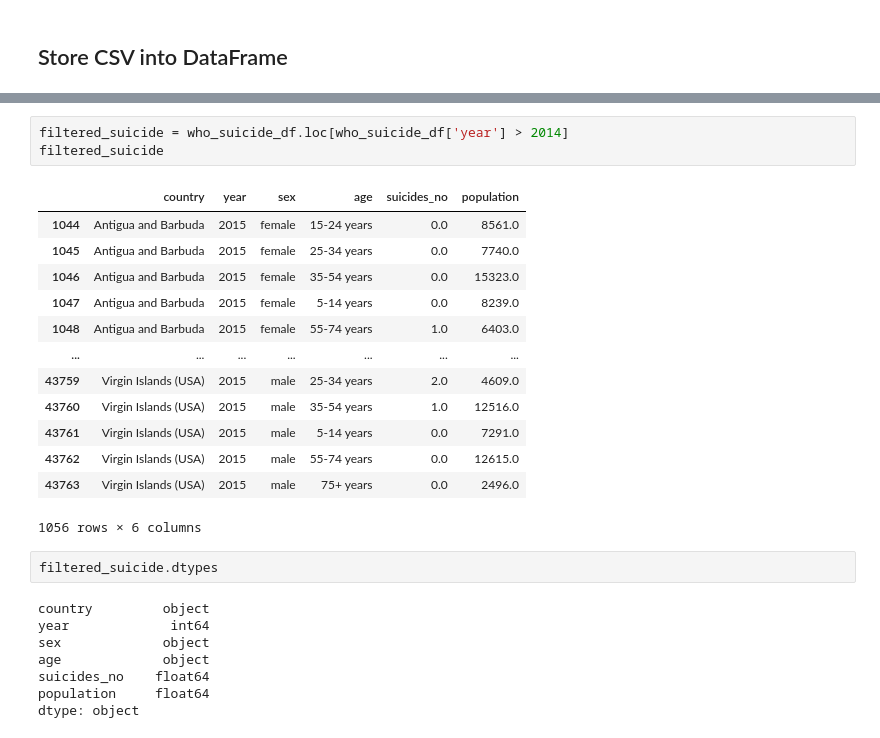
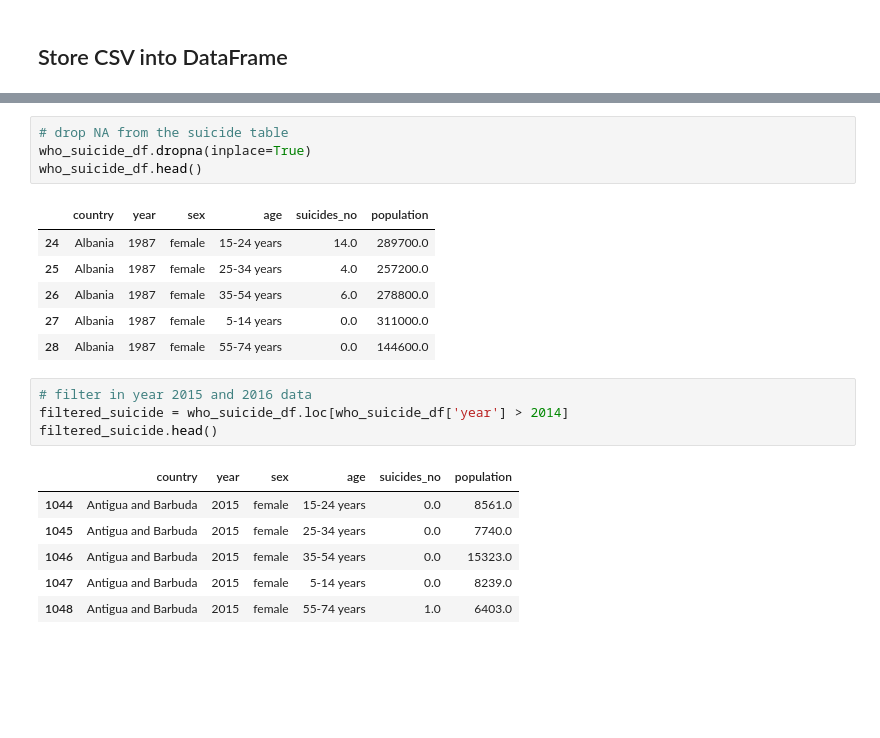
Before and after one commit to lmbejaran/Columbia-ETL-Project, a Jupyter notebook: Main.ipynb, the cells around one changed output, grey strips where cells are left out. Drawn from its saved outputs; the diff is of its cells as text; blank space fills up the shorter version.

```diff
--- a/Main.ipynb
+++ b/Main.ipynb
@@ -149,27 +118,22 @@ who_suicide_df
+# %%
+# drop NA from the suicide table
+who_suicide_df.dropna(inplace=True)
+who_suicide_df.head()
+# %% [output]
+|  | country | year | sex | age | suicides_no | population |
+| 24 | Albania | 1987 | female | 15-24 years | 14.0 | 289700.0 |
+| 25 | Albania | 1987 | female | 25-34 years | 4.0 | 257200.0 |
+| 26 | Albania | 1987 | female | 35-54 years | 6.0 | 278800.0 |
+| 27 | Albania | 1987 | female | 5-14 years | 0.0 | 311000.0 |
+| 28 | Albania | 1987 | female | 55-74 years | 0.0 | 144600.0 |
 # %%
+# filter in year 2015 and 2016 data
 filtered_suicide = who_suicide_df.loc[who_suicide_df['year'] > 2014]
-filtered_suicide
+filtered_suicide.head()
 # %% [output]
 |  | country | year | sex | age | suicides_no | population |
 | 1044 | Antigua and Barbuda | 2015 | female | 15-24 years | 0.0 | 8561.0 |
 | 1045 | Antigua and Barbuda | 2015 | female | 25-34 years | 0.0 | 7740.0 |
 | 1046 | Antigua and Barbuda | 2015 | female | 35-54 years | 0.0 | 15323.0 |
 | 1047 | Antigua and Barbuda | 2015 | female | 5-14 years | 0.0 | 8239.0 |
 | 1048 | Antigua and Barbuda | 2015 | female | 55-74 years | 1.0 | 6403.0 |
-| ... | ... | ... | ... | ... | ... | ... |
-| 43759 | Virgin Islands (USA) | 2015 | male | 25-34 years | 2.0 | 4609.0 |
-| 43760 | Virgin Islands (USA) | 2015 | male | 35-54 years | 1.0 | 12516.0 |
-| 43761 | Virgin Islands (USA) | 2015 | male | 5-14 years | 0.0 | 7291.0 |
-| 43762 | Virgin Islands (USA) | 2015 | male | 55-74 years | 0.0 | 12615.0 |
-| 43763 | Virgin Islands (USA) | 2015 | male | 75+ years | 0.0 | 2496.0 |
-1056 rows × 6 columns
-# %%
-filtered_suicide.dtypes
-# %% [output]
-country         object
-year             int64
-sex             object
-age             object
-suicides_no    float64
-population     float64
-dtype: object
```
Also changed, not shown: parts of 25 cells of this notebook.
